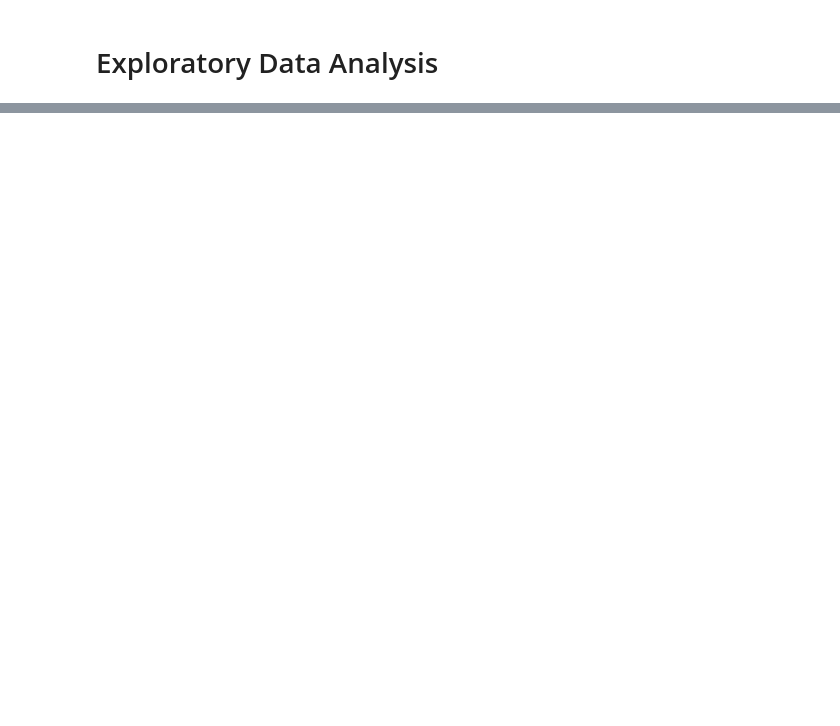
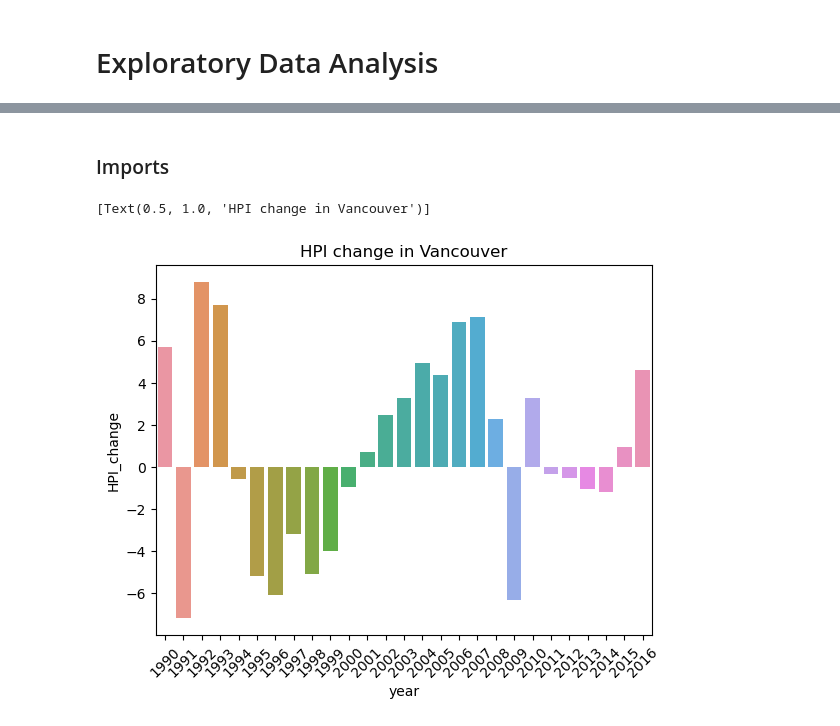
Before and after one commit to ubco-W2022T1-cosc301/group13, a Jupyter notebook: notebooks/analysis1.ipynb, the cells around one changed output, grey strips where cells are left out. Saved outputs shown, nothing was run; the diff lists cells and outputs as text; code cells hidden in the pictures; blank space fills up the shorter version.

```diff
--- a/notebooks/analysis1.ipynb
+++ b/notebooks/analysis1.ipynb
@@ -35,0 +43,6 @@ dataset
+# %%
+from datetime import datetime
+
+dataset = dataset[dataset['year'] != 1993.1].astype({'year': int})
+#dataset['year'] = dataset['year'].transform(lambda x: datetime.strptime(str(x), '%Y'))
+dataset_vanc.year.unique()
@@ -35,0 +68,4 @@ dataset
+# %%
+dataset_vanc = dataset[dataset.region == 'vancouver']
+dataset_vanc['population'] = dataset_vanc['population'].multiply(1000)
+dataset_vanc
@@ -35,0 +91,2 @@ dataset
+# %% [markdown]
+### Imports
@@ -35,0 +99,7 @@ dataset
+# %%
+plt.xticks(rotation=45)
+graph = sns.barplot(data = dataset_vanc, x="year", y="HPI_change")
+graph.set(title="HPI change in Vancouver")
+# %% [output]
+[Text(0.5, 1.0, 'HPI change in Vancouver')]
+[figure, added]
```
Also changed, not shown: parts of 20 cells of this notebook, 6 other files.
